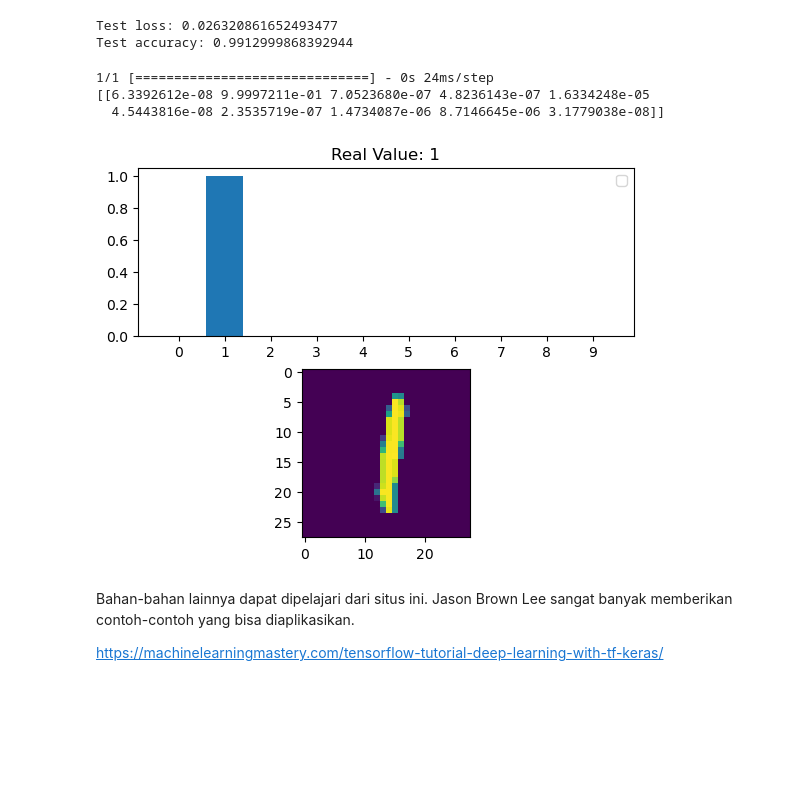
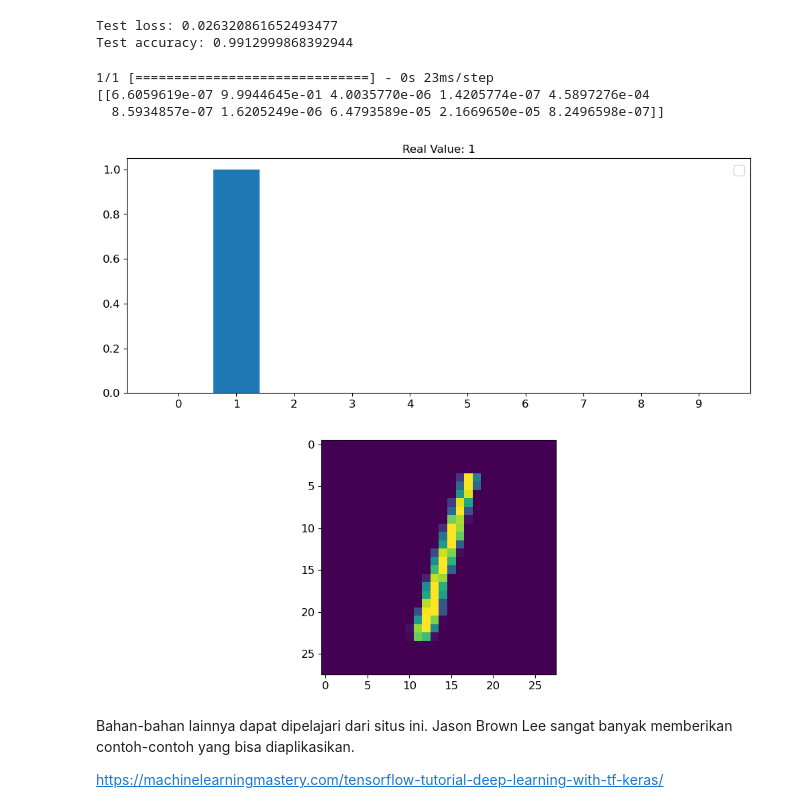
Before and after one commit to ahsanu123/ahsanu123, a Jupyter notebook: simplemnistconvnet-materi6.ipynb, the cells around one changed output. Drawn from its saved outputs; the diff is of its cells as text; code cells hidden in the pictures; blank space fills up the shorter version.

```diff
--- a/simplemnistconvnet-materi6.ipynb
+++ b/simplemnistconvnet-materi6.ipynb
@@ -318,14 +318,14 @@ def cekTest(index=0):
 # %%
 '''
 LABEL DARI y_test[3330] adalah:  [0. 0. 1. 0. 0. 0. 0. 0. 0. 0.]
 --> kode untuk Label              0  1  2  3  4  5  6  7  8  9
 '''
-cekTest(332)
+cekTest(2)
 # %% [output]
-1/1 [==============================] - 0s 24ms/step
-[[6.3392612e-08 9.9997211e-01 7.0523680e-07 4.8236143e-07 1.6334248e-05
-  4.5443816e-08 2.3535719e-07 1.4734087e-06 8.7146645e-06 3.1779038e-08]]
+1/1 [==============================] - 0s 23ms/step
+[[6.6059619e-07 9.9944645e-01 4.0035770e-06 1.4205774e-07 4.5897276e-04
+  8.5934857e-07 1.6205249e-06 6.4793589e-05 2.1669650e-05 8.2496598e-07]]
-[figure, old version]
+[figure, new version]
 # %%
 model.save('model-mnist-01.h5')
 # %%
```
Also changed, not shown: parts of 15 cells of this notebook.
